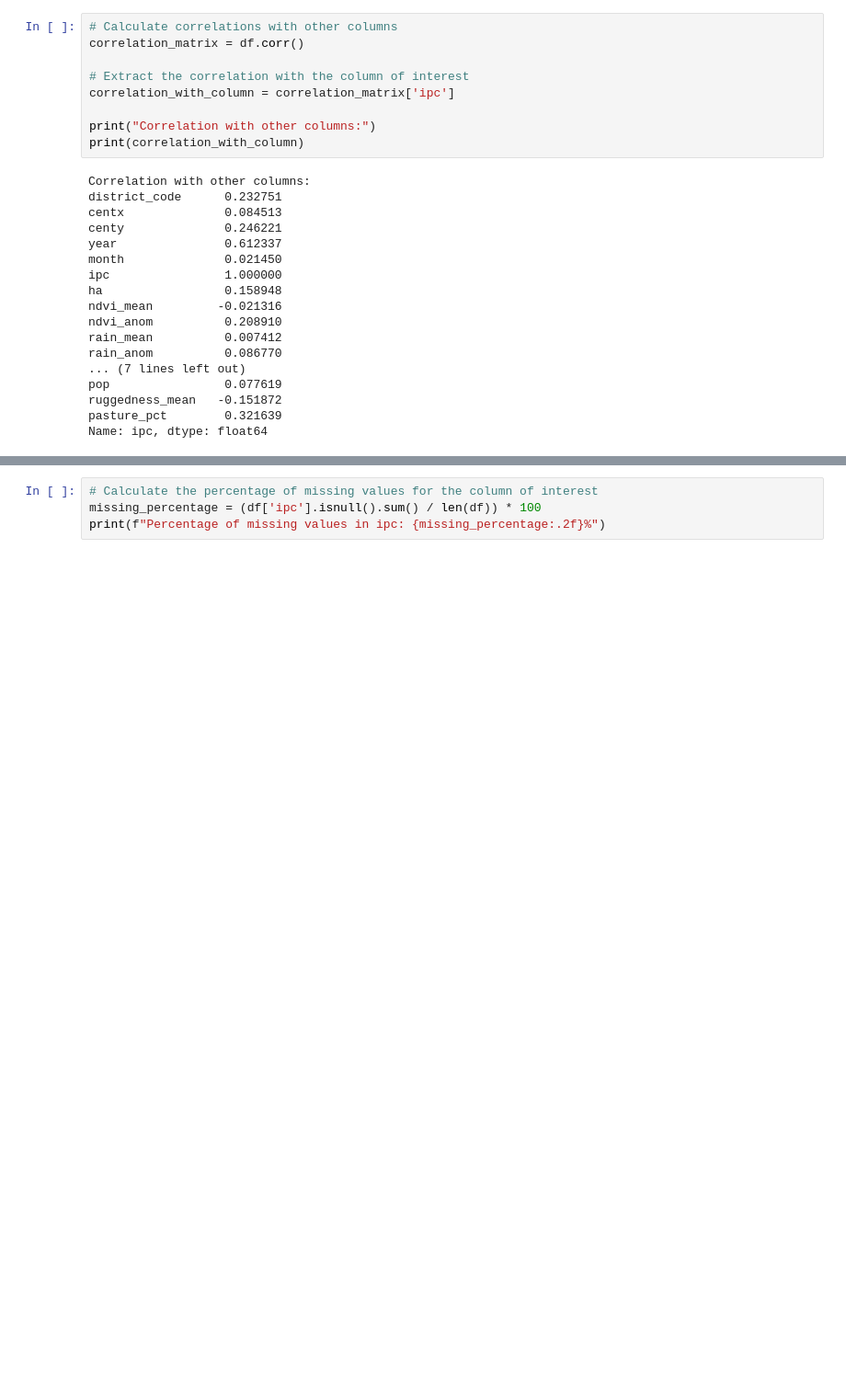
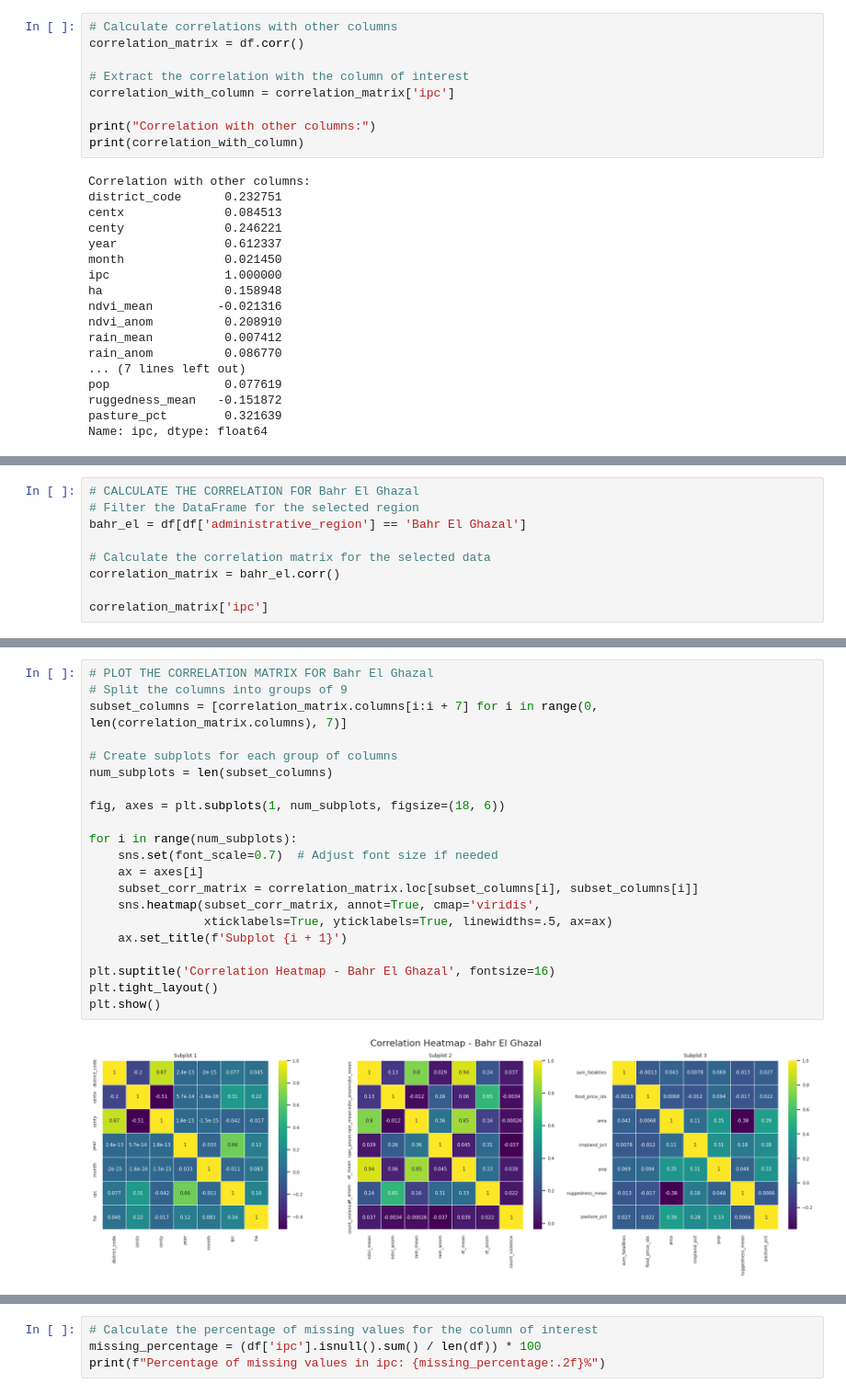
Before and after one commit to jdobladez/JBG060-group9, a Jupyter notebook: type_missing_data.ipynb, the cells around one changed output, grey strips where cells are left out. Shown at 92% size. Saved outputs shown, nothing was run; the diff lists cells and outputs as text; blank space fills up the shorter version.

```diff
--- a/type_missing_data.ipynb
+++ b/type_missing_data.ipynb
@@ -74,0 +133,9 @@ Name: ipc, dtype: float64
+# %%
+# CALCULATE THE CORRELATION FOR Bahr El Ghazal
+# Filter the DataFrame for the selected region
+bahr_el = df[df['administrative_region'] == 'Bahr El Ghazal']
+
+# Calculate the correlation matrix for the selected data
+correlation_matrix = bahr_el.corr()
+
+correlation_matrix['ipc']
@@ -74,0 +160,23 @@ Name: ipc, dtype: float64
+# %%
+# PLOT THE CORRELATION MATRIX FOR Bahr El Ghazal
+# Split the columns into groups of 9
+subset_columns = [correlation_matrix.columns[i:i + 7] for i in range(0, len(correlation_matrix.columns), 7)]
+
+# Create subplots for each group of columns
+num_subplots = len(subset_columns)
+
+fig, axes = plt.subplots(1, num_subplots, figsize=(18, 6))
+
+for i in range(num_subplots):
+    sns.set(font_scale=0.7)  # Adjust font size if needed
+    ax = axes[i]
+    subset_corr_matrix = correlation_matrix.loc[subset_columns[i], subset_columns[i]]
+    sns.heatmap(subset_corr_matrix, annot=True, cmap='viridis',
+                xticklabels=True, yticklabels=True, linewidths=.5, ax=ax)
+    ax.set_title(f'Subplot {i + 1}')
+
+plt.suptitle('Correlation Heatmap - Bahr El Ghazal', fontsize=16)
+plt.tight_layout()
+plt.show()
+# %% [output]
+[figure, added]
```
Also changed, not shown: parts of 10 cells of this notebook.
